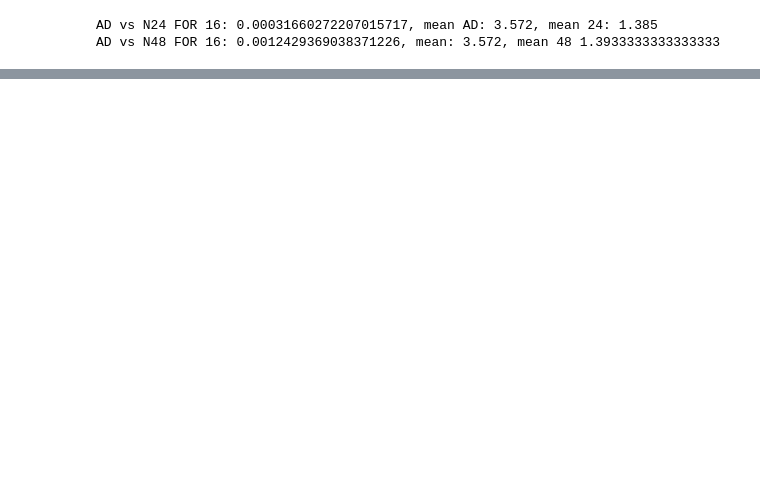
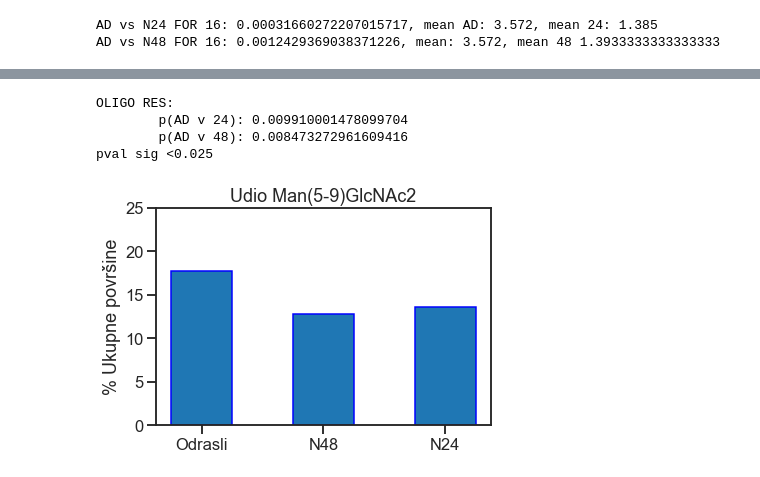
Before and after one commit to MSalopek/ms_thesis_data, a Jupyter notebook: Ttest_data.ipynb, the cells around one changed output, grey strips where cells are left out. Cells and saved outputs as stored; diff of their text form; code cells hidden in the pictures; blank space fills up the shorter version.

Commit message:
Added oligoman content results

```diff
--- a/Ttest_data.ipynb
+++ b/Ttest_data.ipynb
@@ -173,3 +174,47 @@ sig_table.layout.width=450
 plotly.offline.iplot(sig_table, filename='FDR corr results')
 # %% [output]
 [interactive output not drawn]
+# %%
+avg_oligo_ad = [
+    15.22,16.215, 19.145, 20.28, 17.76,
+]
+avg_oligo_48 = [
+    13.795, 12.305 ,12.18,
+]
+avg_oligo_24 = [
+    11.68, 14.335, 14.125, 14.125,
+]
+
+oligo_tt_AD_v_48 = scipy.stats.ttest_ind(avg_oligo_ad, avg_oligo_48)
+oligo_tt_AD_v_24 = scipy.stats.ttest_ind(avg_oligo_ad, avg_oligo_24)
+
+print(f"OLIGO RES:\n\tp(AD v 24): {oligo_tt_AD_v_24.pvalue}\n\tp(AD v 48): {oligo_tt_AD_v_48.pvalue}\npval sig <{0.05/2}")
+# %% [output]
+OLIGO RES:
+        p(AD v 24): 0.009910001478099704
+        p(AD v 48): 0.008473272961609416
+pval sig <0.025
+# %%
+width = 0.5
+plot_data = [st.mean(i) for i in [avg_oligo_ad, avg_oligo_48, avg_oligo_24]]
+ind = np.arange(len(plot_data))
+ticks = ["Odrasli", "N48", "N24"]
+sns.set_context("talk")
+sns.set_style("white",
+    {
+    'xtick.bottom': True,
+    'ytick.left': True,
+    'patch.edgecolor': 'b',
+    }
+)
+fig, ax = plt.subplots()
+oligo_bars = ax.bar(ind, plot_data, width)
+plt.xticks(ind, ticks)
+plt.ylabel('% Ukupne površine')
+plt.title('Udio Man(5-9)GlcNAc2')
+plt.ylim(ymax=25)
+
+plt.show()
+fig.savefig("oligoman_content.pdf")
+# %% [output]
+[figure, added]
```
Also changed, not shown: parts of 2 cells of this notebook, 1 other file.
